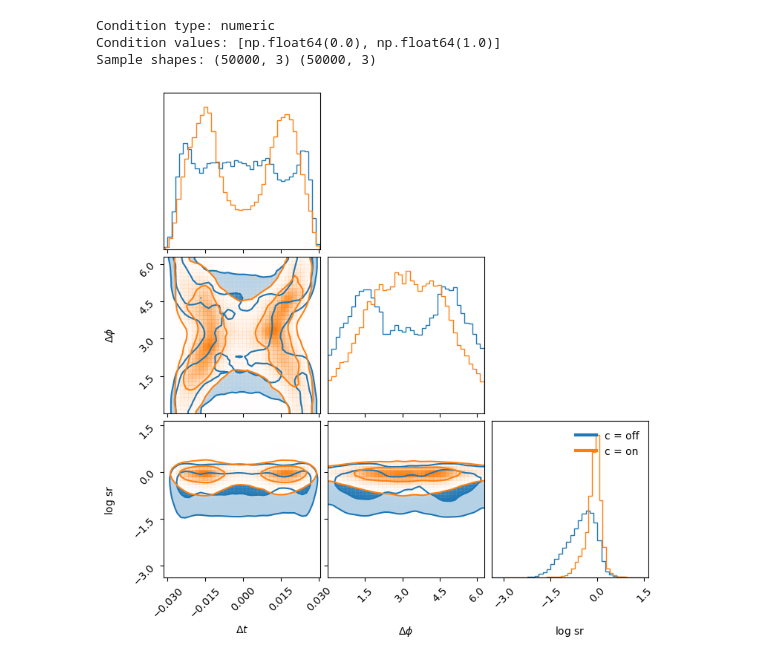
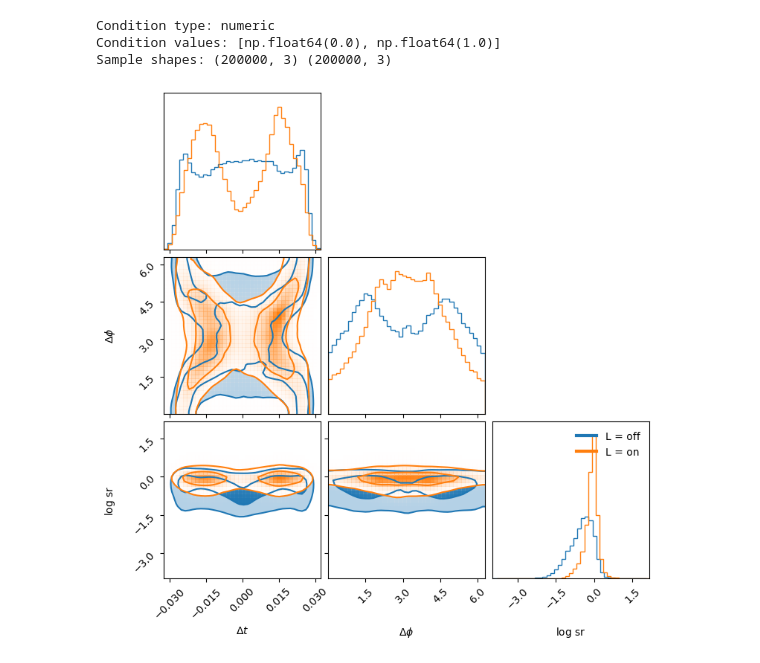
Before and after one commit to icg-gravwaves/Phase_Time_Amplitude, a Jupyter notebook: Normalizing_Flow/Additional_Science/DD_example.ipynb, the cells around one changed output. Cells and saved outputs as stored; diff of their text form; code cells hidden in the pictures.

```diff
--- a/Normalizing_Flow/Additional_Science/DD_example.ipynb
+++ b/Normalizing_Flow/Additional_Science/DD_example.ipynb
@@ -7,7 +7,7 @@ import corner
 
 from ml_stat_universal import MLStatistic
 
-MODEL_H5 = "../../Files/DET_DEP/PHASE_TIME_AMP_H1V1.h5"
+MODEL_H5 = "../../Files/DET_DEP/PHASE_TIME_AMP_H1V1_DD.h5"
 N_SAMPLES = 200000  # increase for smoother contours
 
 # ---------------------------------------------------
@@ -67,34 +67,34 @@ corner.corner(
     smooth=0.9,
     color="C0",
     plot_datapoints=False,
     fill_contours=True,
     levels=(0.5, 0.9),
     alpha=0.4,
     fig=fig,
 )
 
 # Second condition: c = 1  (orange)
 corner.corner(
     samples1,
     bins=40,
     smooth=0.9,
     color="C1",
     plot_datapoints=False,
     fill_contours=False,
     levels=(0.5, 0.9),
     fig=fig,
 )
 
 # Legend
 handles = [
-    plt.Line2D([0], [0], color="C0", lw=3, label="c = off"),
-    plt.Line2D([0], [0], color="C1", lw=3, label="c = on"),
+    plt.Line2D([0], [0], color="C0", lw=3, label="L = off"),
+    plt.Line2D([0], [0], color="C1", lw=3, label="L = on"),
 ]
 plt.legend(handles=handles, loc="upper right", frameon=False)
 
 plt.show()
 # %% [output]
 Condition type: numeric
 Condition values: [np.float64(0.0), np.float64(1.0)]
-Sample shapes: (50000, 3) (50000, 3)
+Sample shapes: (200000, 3) (200000, 3)
-[figure, old version]
+[figure, new version]
```
Also changed, not shown: 6 other files.
